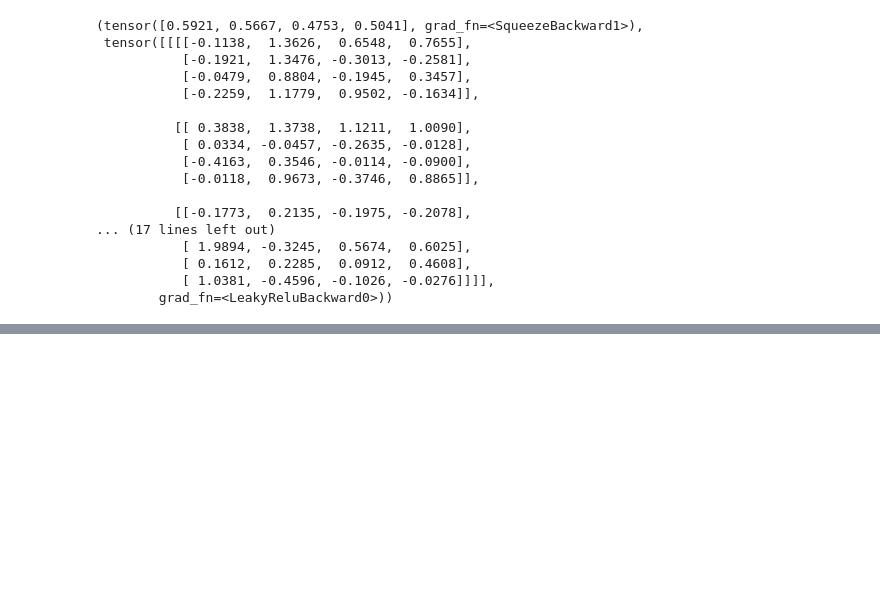
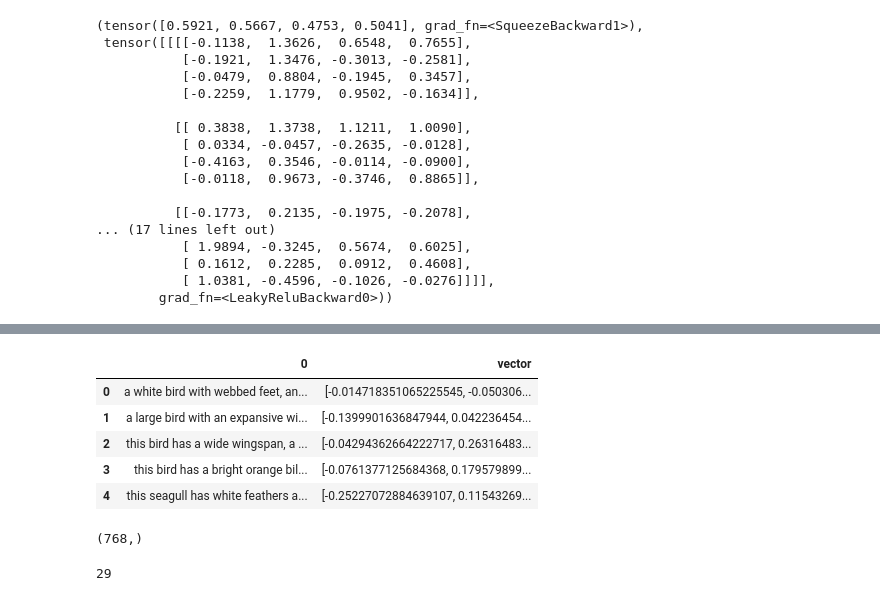
Before and after one commit to Seif-Yasser-Ahmed/Gen-AI-Powered-AR-App, a Jupyter notebook: Notebooks/Text2Image/dcgan-cls.ipynb, the cells around one changed output, grey strips where cells are left out. Cells and saved outputs as stored; diff of their text form; code cells hidden in the pictures; blank space fills up the shorter version.

```diff
--- a/Notebooks/Text2Image/dcgan-cls.ipynb
+++ b/Notebooks/Text2Image/dcgan-cls.ipynb
@@ -362,3 +453,16 @@ torch.Size([1, 1024, 4, 4])
            [ 0.1612,  0.2285,  0.0912,  0.4608],
            [ 1.0381, -0.4596, -0.1026, -0.0276]]]],
         grad_fn=<LeakyReluBackward0>))
+# %%
+# # Define a function to get BERT embeddings
+def get_bert_embedding(caption):
+    embedding = embedder(caption)
+    mean_embedding = np.mean(embedding[0], axis=0)
+    return mean_embedding
+# %%
+# Check a few samples from the DataLoader
+for images, descriptions in dataloader:
+    for i in range(10):
+        print("Batch of Images:", images.shape)
+        print("Batch of Text Descriptions: ", descriptions[0].split('\n')[i])
+    break
@@ -364,0 +492,21 @@ torch.Size([1, 1024, 4, 4])
+# %%
+test_df=pd.DataFrame(descriptions[0].split('\n'))
+# %%
+# # Assign the embeddings to a new column in the sampled dataframe
+test_df['vector'] = test_df[0].apply(lambda x: get_bert_embedding(x))
+test_df.head()
+# %% [output]
+|  | 0 | vector |
+| 0 | a white bird with webbed feet, an... | [-0.014718351065225545, -0.050306... |
+| 1 | a large bird with an expansive wi... | [-0.1399901636847944, 0.042236454... |
+| 2 | this bird has a wide wingspan, a ... | [-0.04294362664222717, 0.26316483... |
+| 3 | this bird has a bright orange bil... | [-0.0761377125684368, 0.179579899... |
+| 4 | this seagull has white feathers a... | [-0.25227072884639107, 0.11543269... |
+# %%
+test_df['vector'].iloc[0].shape
+# %% [output]
+(768,)
+# %%
+test_df[0].iloc[1].split(' ').__len__()
+# %% [output]
+29
```
Also changed, not shown: parts of 23 cells of this notebook.
